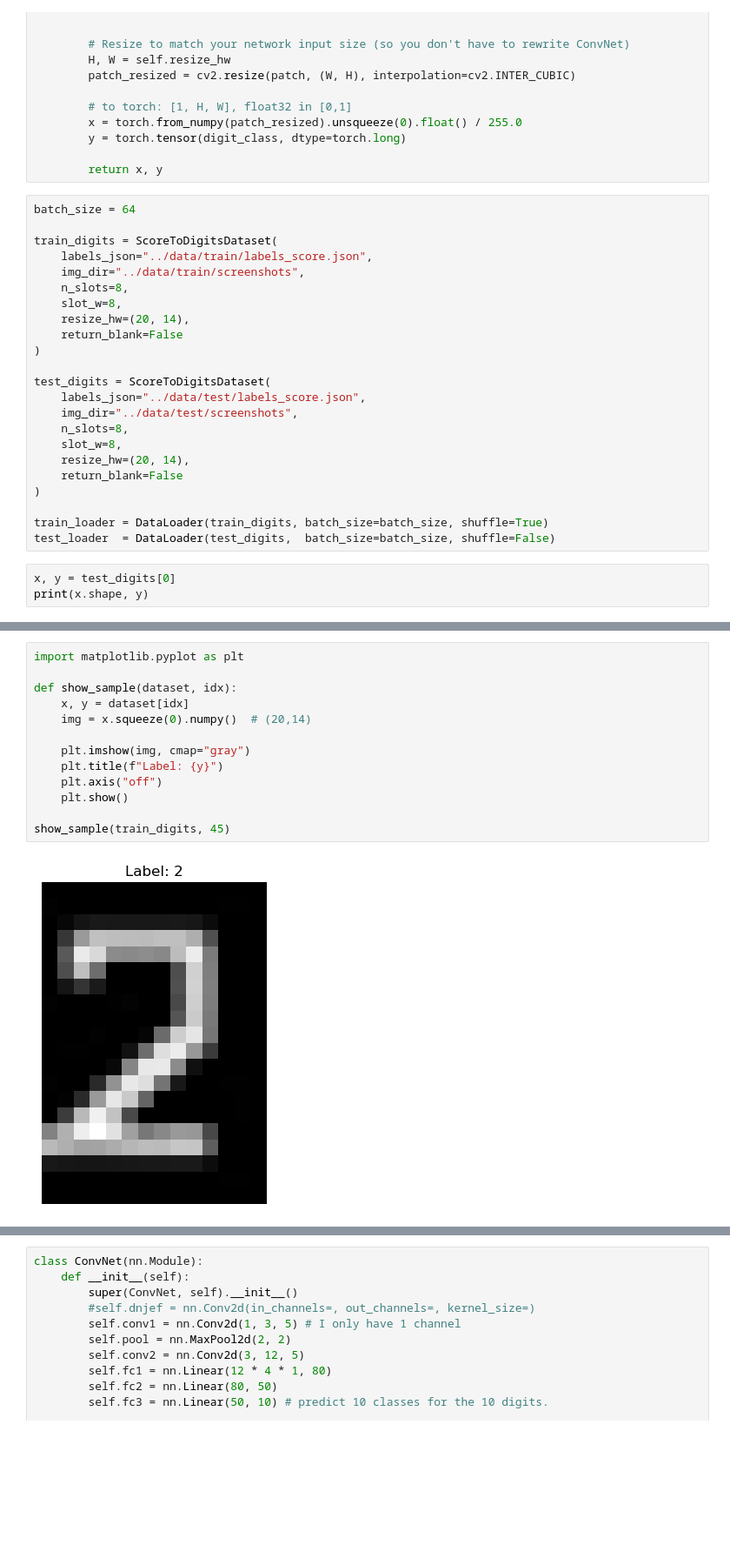
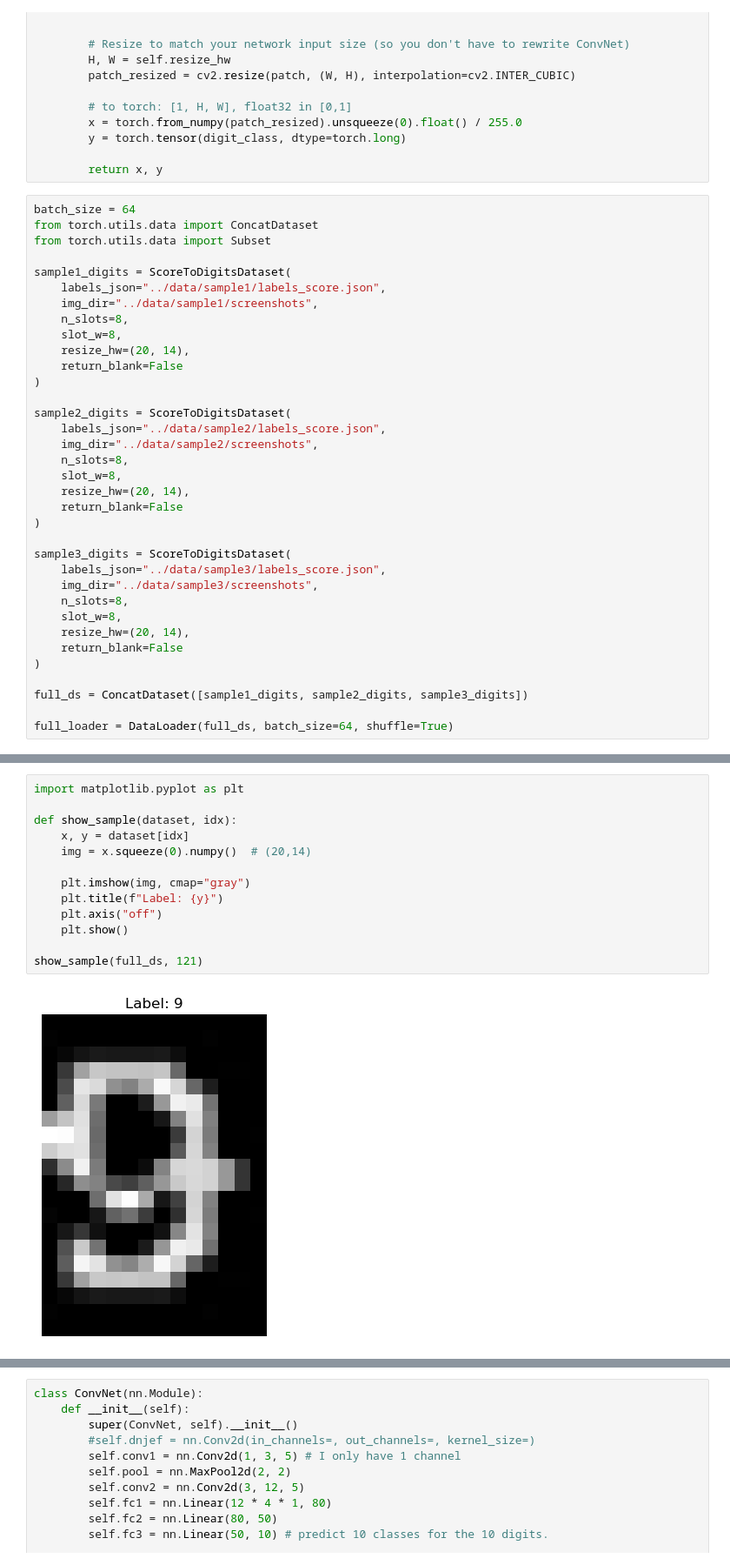
Before and after one commit to LouiseMonciero/Slitherio_CNN_RL_bot, a Jupyter notebook: main/model/cnn.ipynb, the cells around one changed output, grey strips where cells are left out. Shown at 87% size. Drawn from its saved outputs; the diff is of its cells as text; blank space fills up the shorter version.

```diff
--- a/main/model/cnn.ipynb
+++ b/main/model/cnn.ipynb
@@ -121,27 +115,36 @@ class ScoreToDigitsDataset(Dataset):
         return x, y
 # %%
 batch_size = 64
+from torch.utils.data import ConcatDataset
+from torch.utils.data import Subset
 
-train_digits = ScoreToDigitsDataset(
-    labels_json="../data/train/labels_score.json",
-    img_dir="../data/train/screenshots",
+sample1_digits = ScoreToDigitsDataset(
+    labels_json="../data/sample1/labels_score.json",
+    img_dir="../data/sample1/screenshots",
     n_slots=8,
     slot_w=8,
     resize_hw=(20, 14),
     return_blank=False
 )
 
-test_digits = ScoreToDigitsDataset(
-    labels_json="../data/test/labels_score.json",
-    img_dir="../data/test/screenshots",
+sample2_digits = ScoreToDigitsDataset(
+    labels_json="../data/sample2/labels_score.json",
+    img_dir="../data/sample2/screenshots",
     n_slots=8,
     slot_w=8,
     resize_hw=(20, 14),
     return_blank=False
 )
 
-train_loader = DataLoader(train_digits, batch_size=batch_size, shuffle=True)
-test_loader  = DataLoader(test_digits,  batch_size=batch_size, shuffle=False)
+sample3_digits = ScoreToDigitsDataset(
+    labels_json="../data/sample3/labels_score.json",
+    img_dir="../data/sample3/screenshots",
+    n_slots=8,
+    slot_w=8,
+    resize_hw=(20, 14),
+    return_blank=False
+)
+
+full_ds = ConcatDataset([sample1_digits, sample2_digits, sample3_digits])
+
+full_loader = DataLoader(full_ds, batch_size=64, shuffle=True)
-# %%
-x, y = test_digits[0]
-print(x.shape, y)
@@ -150,15 +183,15 @@ torch.Size([1, 20, 14]) tensor(2)
 # %%
 import matplotlib.pyplot as plt
 
 def show_sample(dataset, idx):
     x, y = dataset[idx]
     img = x.squeeze(0).numpy()  # (20,14)
 
     plt.imshow(img, cmap="gray")
     plt.title(f"Label: {y}")
     plt.axis("off")
     plt.show()
 
-show_sample(train_digits, 45)
+show_sample(full_ds, 121)
 # %% [output]
-[figure, old version]
+[figure, new version]
```
Also changed, not shown: parts of 16 cells of this notebook, 10 other files.
